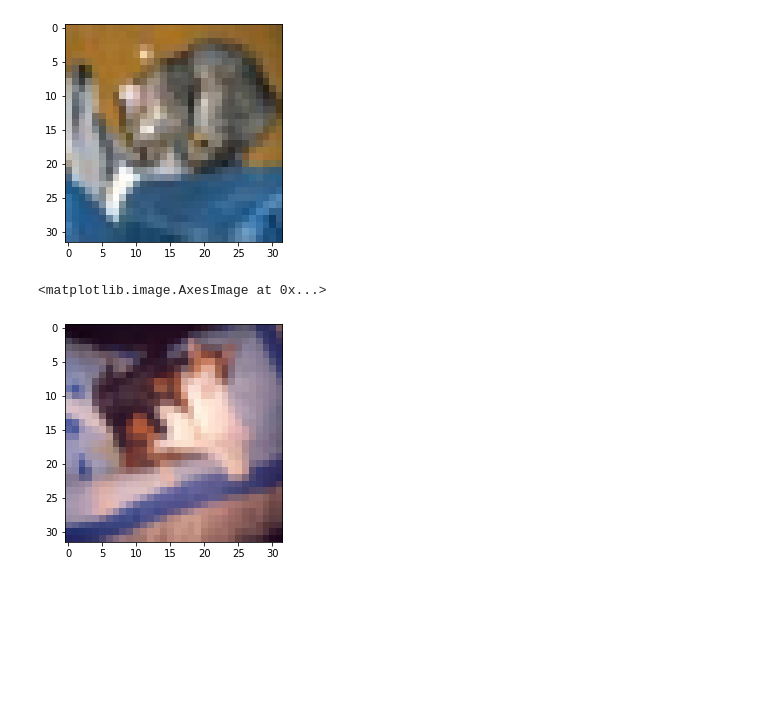
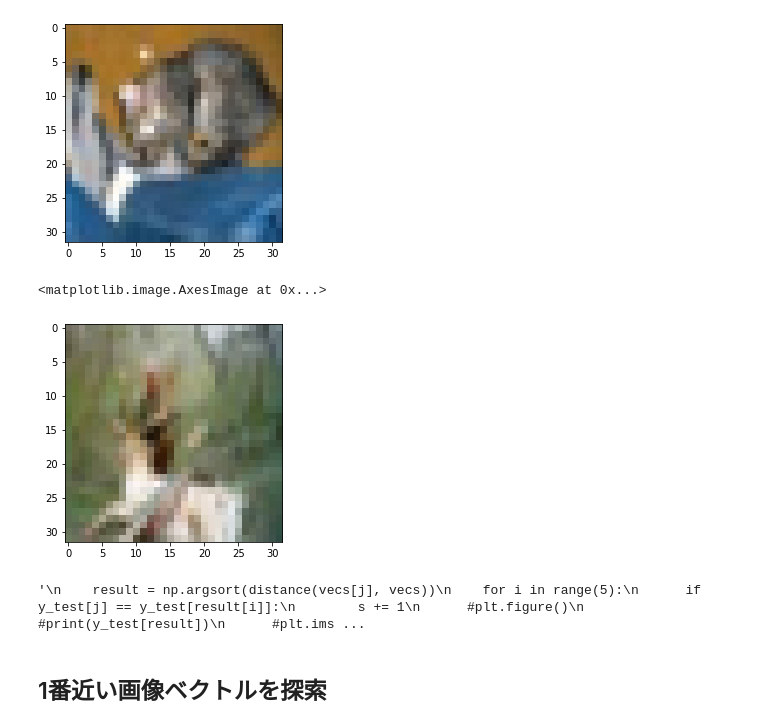
Before and after one commit to kait-takanolab/1821005-yoshioka-thesis, a Jupyter notebook: Google_Colaboratory_program/search_image.ipynb, the cells around one changed output. Drawn from its saved outputs; the diff is of its cells as text; code cells hidden in the pictures; blank space fills up the shorter version.

```diff
--- a/Google_Colaboratory_program/search_image.ipynb
+++ b/Google_Colaboratory_program/search_image.ipynb
@@ -131,7 +313,46 @@ plt.imshow(x_test[0])
 <matplotlib.image.AxesImage at 0x...>
 [figure]
 # %%
-plt.imshow(x_test[d])
+plt.imshow(x_test[5878])
 # %% [output]
 <matplotlib.image.AxesImage at 0x...>
-[figure, old version]
+[figure, new version]
+# %%
+import numpy as np
+def evaluate_sum(vecs):
+  num = 5
+  result = 0
+  for j in range(0,10000):
+    top5 = top_index(vecs[j], vecs, num)
+    for index in top5:
+      if y_test[j] == y_test[index]:
+        result += 1
+  return result
+
+def evaluate(vecs, num_top=5):
+  numSameLabel = 0
+  numEvaluate = len(vecs) * num_top
+  for i, vec in enumerate(vecs):
+    top_index_list = top_index(vec, vecs, num_top)
+    for index in top_index_list:
+      if index == i:
+        numEvaluate-=
+
+        y_test[i] == y_test[index]:
+        numSameLabel += 1
+
+  return numSameLabel / numEvaluate
+"""
+    result = np.argsort(distance(vecs[j], vecs))
+    for i in range(5):
+      if y_test[j] == y_test[result[i]]:
+        s += 1
+      #plt.figure()
+      #print(y_test[result])
+      #plt.imshow(x_test[result[i]])
+  return s
+"""
+# %% [output]
+'\n    result = np.argsort(distance(vecs[j], vecs))\n    for i in range(5):\n      if y_test[j] == y_test[result[i]]:\n        s += 1\n      #plt.figure()\n      #print(y_test[result])\n      #plt.ims ...
+# %% [markdown]
+## 1番近い画像ベクトルを探索
```
Also changed, not shown: parts of 74 cells of this notebook.
